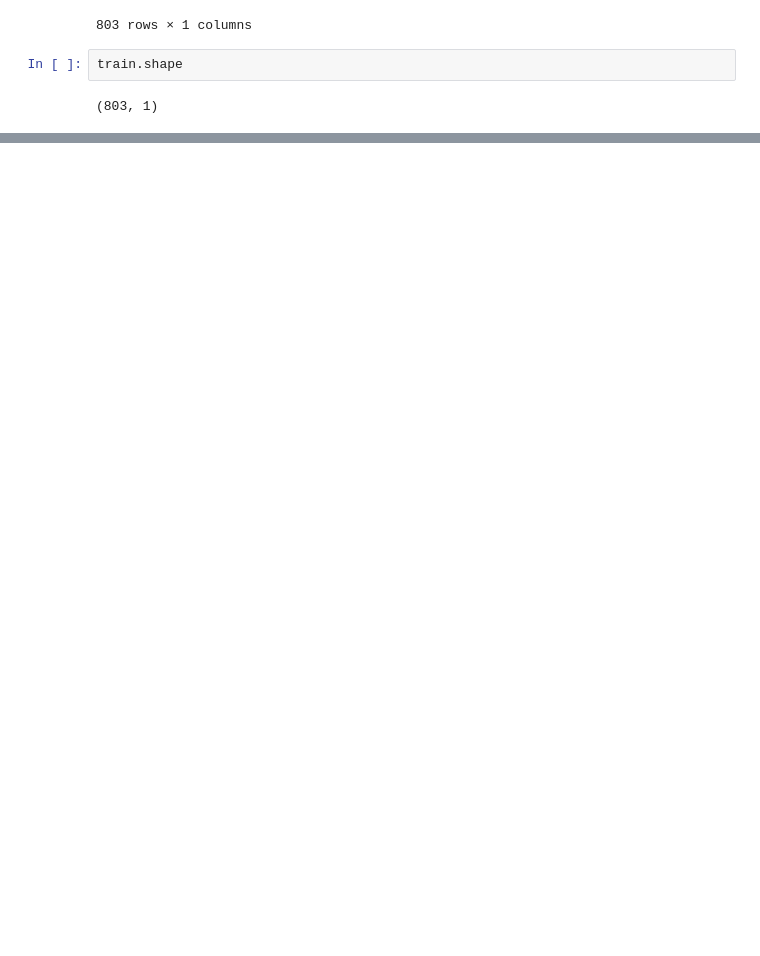
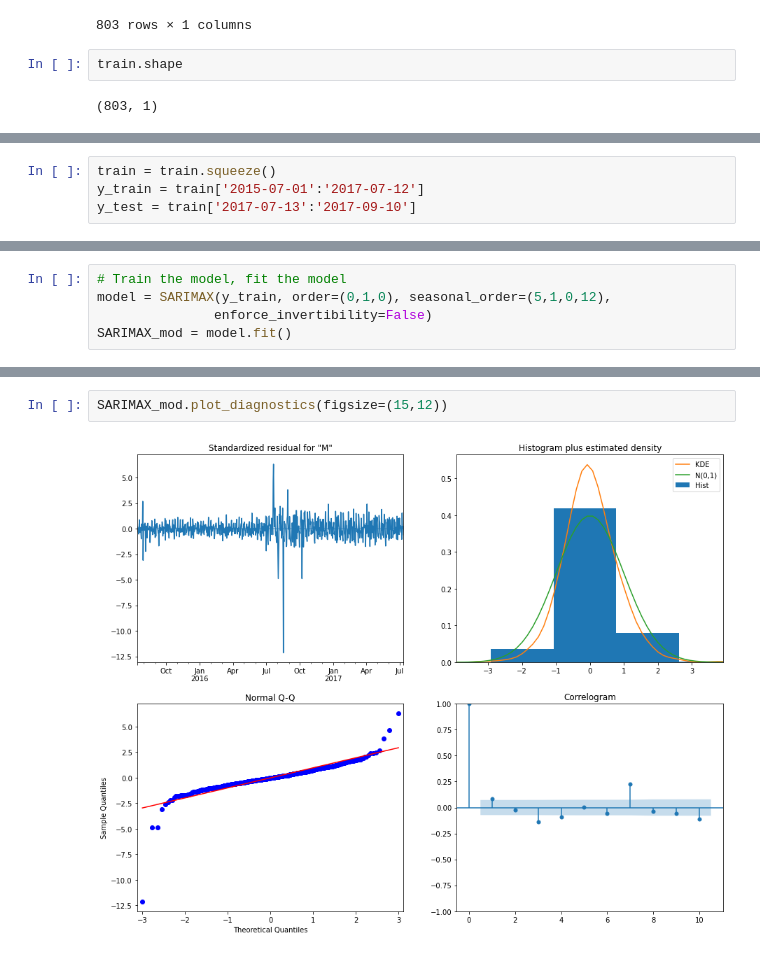
Before and after one commit to prasannakr/Web_Traffic_Forecast, a Jupyter notebook: Web_Traffic_Forecast.ipynb, the cells around one changed output, grey strips where cells are left out. Cells and saved outputs as stored; diff of their text form; blank space fills up the shorter version.

```diff
--- a/Web_Traffic_Forecast.ipynb
+++ b/Web_Traffic_Forecast.ipynb
@@ -310,0 +330,4 @@ TypeError: '<' not supported between instances of 'int' and 'str'
+# %%
+train = train.squeeze()
+y_train = train['2015-07-01':'2017-07-12']
+y_test = train['2017-07-13':'2017-09-10']
@@ -310,0 +371,5 @@ TypeError: '<' not supported between instances of 'int' and 'str'
+# %%
+# Train the model, fit the model
+model = SARIMAX(y_train, order=(0,1,0), seasonal_order=(5,1,0,12),
+               enforce_invertibility=False)
+SARIMAX_mod = model.fit()
@@ -310,0 +401,4 @@ TypeError: '<' not supported between instances of 'int' and 'str'
+# %%
+SARIMAX_mod.plot_diagnostics(figsize=(15,12))
+# %% [output]
+[figure, added]
```
Also changed, not shown: parts of 23 cells of this notebook.
